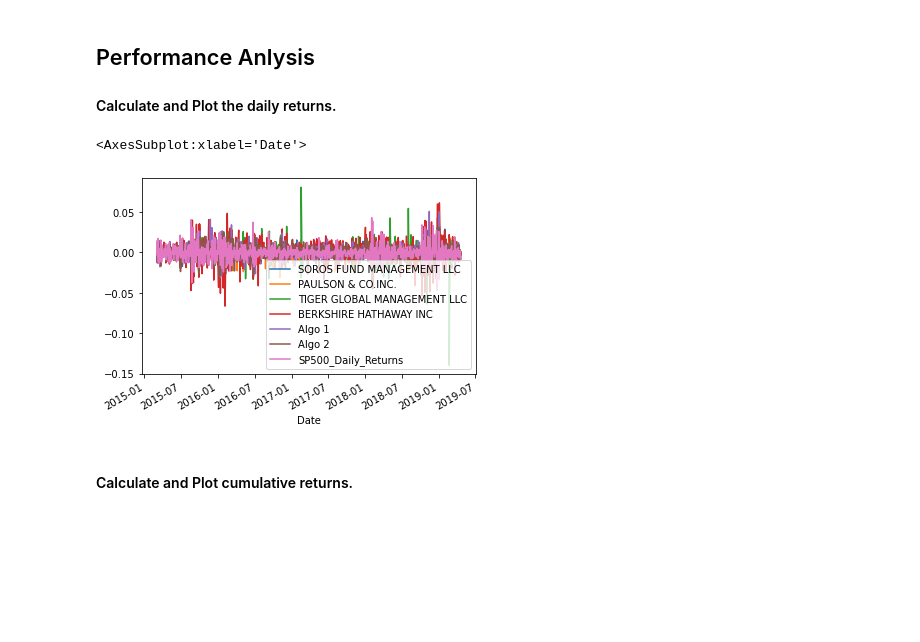
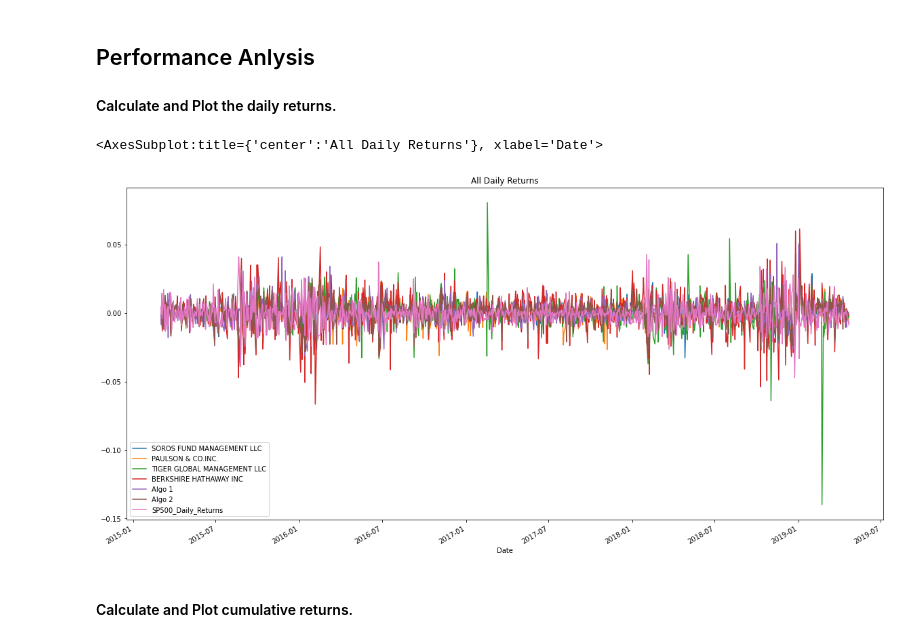
Before and after one commit to kkandial/MiamiHW, a Jupyter notebook: Homework4/whale_analysis.ipynb, the cells around one changed output. Saved outputs shown, nothing was run; the diff lists cells and outputs as text; code cells hidden in the pictures; blank space fills up the shorter version.

```diff
--- a/Homework4/whale_analysis.ipynb
+++ b/Homework4/whale_analysis.ipynb
@@ -157,7 +157,7 @@ sp500_daily_returns.head()
 # %%
 # Rename `Close` Column to be specific to this portfolio.
-columns = ["SP500_Daily_Returns"]
-sp500_daily_returns.columns = columns
+sp500_columns = ["SP500_Daily_Returns"]
+sp500_daily_returns.columns = sp500_columns
 sp500_daily_returns.head()
 # %% [output]
 |  | SP500_Daily_Returns |
@@ -193,10 +193,10 @@ In this section, you will calculate and visualize performance and risk metrics f
 #### Calculate and Plot the daily returns.
 # %%
 # Plot daily returns of all portfolios
-joined_returns.plot()
+joined_returns.plot(figsize=(20,10), title = "All Daily Returns")
 # %% [output]
-<AxesSubplot:xlabel='Date'>
+<AxesSubplot:title={'center':'All Daily Returns'}, xlabel='Date'>
-[figure, old version]
+[figure, new version]
 # %% [markdown]
 #### Calculate and Plot cumulative returns.
 # %%
```
Also changed, not shown: parts of 25 cells of this notebook.
